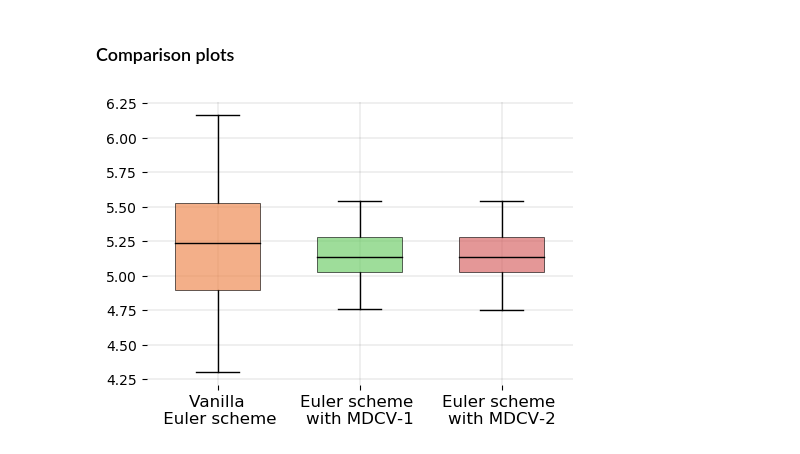
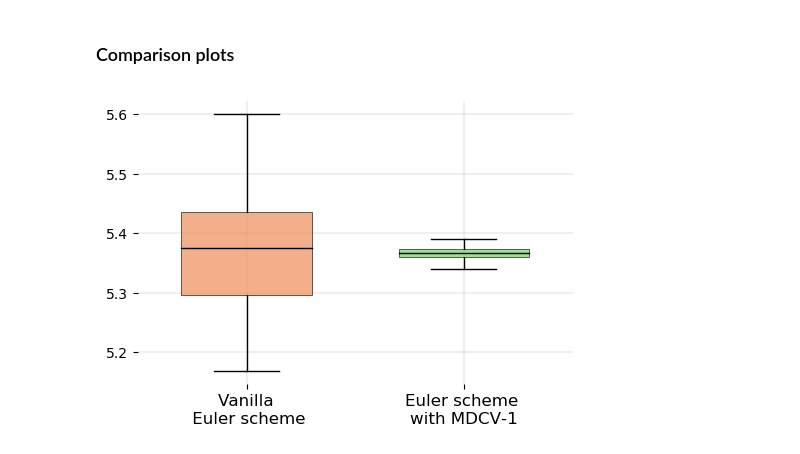
Before and after one commit to svsamsonov/VR-MCMC, a Jupyter notebook: Code/Lotka_Volterra_multidim_sincronized_noise.ipynb, the cells around one changed output. Saved outputs shown, nothing was run; the diff lists cells and outputs as text; code cells hidden in the pictures.

```diff
--- a/Code/Lotka_Volterra_multidim_sincronized_noise.ipynb
+++ b/Code/Lotka_Volterra_multidim_sincronized_noise.ipynb
@@ -216,7 +216,7 @@ def approx_q(X_train,Y_train,N_traj_train,lag,max_deg):
     return coefs_poly
 # %%
 a = 0.5
-sig = 0.1
+sig = 0.05
 r_vect = np.array([4.0,3.0,1.0,0.5],dtype=float)
 rate_matr = np.array([[0.2,0.1,0.3,0.2],[0.1,0.2,0.1,0.3],[-0.2,-0.1,0.4,0.0],[-0.1,-0.3,0.0,0.4]],dtype=float)
 
@@ -290,7 +290,7 @@ n_traj_test = 100 # Number of independent MCMC trajectories for test
 f_type = "quadratic"
 K_max = 2 #max degree of Hermite polynomial
 S_max = 2 #max degree of polynomial during regression stage
-lag = 100 #maximal lag order
+lag = 50 #maximal lag order
 N_test = 2*10**3
 # %% [markdown]
 Sample discretized diffusion
@@ -417,12 +422,12 @@ print(res.shape)
 # %%
 title = ""
 #labels = ['Vanilla\n Euler scheme', 'Euler scheme \nwith MDCV-1']
-labels = ['Vanilla\n Euler scheme', 'Euler scheme \nwith MDCV-1','Euler scheme \nwith MDCV-2']
+labels = ['Vanilla\n Euler scheme', 'Euler scheme \nwith MDCV-1']#,'Euler scheme \nwith MDCV-2']
 # %%
-data = [res[:,0], res[:,1], res[:,2]]
-boxplot_ind(data, title, labels,path="./multidim_lotka_vorterra_4_d_23_11_gamma_1e-2_lag_100_independent_noise_10_traj_sig_1e-1.pdf")
+data = [res[:,0], res[:,1]]#, res[:,2]]
+boxplot_ind(data, title, labels,path="./multidim_lotka_vorterra_4_d_23_11_gamma_1e-1_lag_50_independent_noise_10_traj_sig_5e-2.pdf")
 # %% [output]
-[figure, old version]
+[figure, new version]
 # %%
 def set_axis_style_boxplot(ax, labels, parts):
     colors = (sns.color_palette("muted")[0:7])
```
Also changed, not shown: parts of 4 cells of this notebook, 14 other files.
